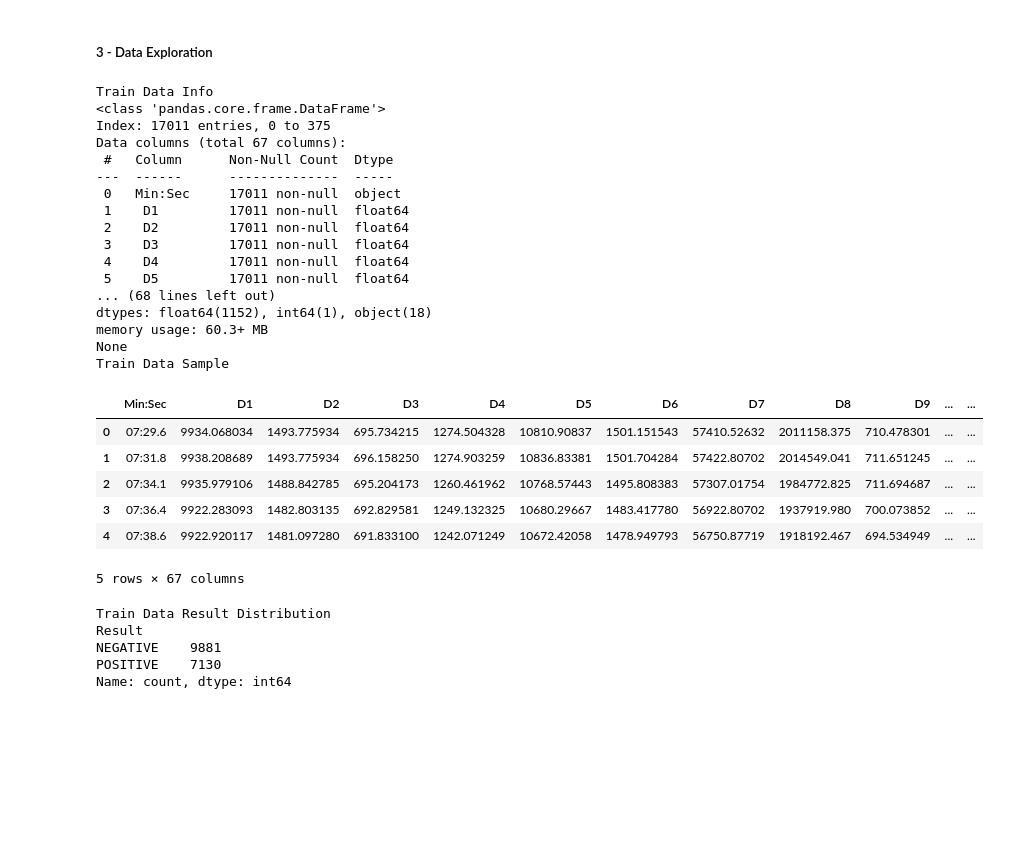
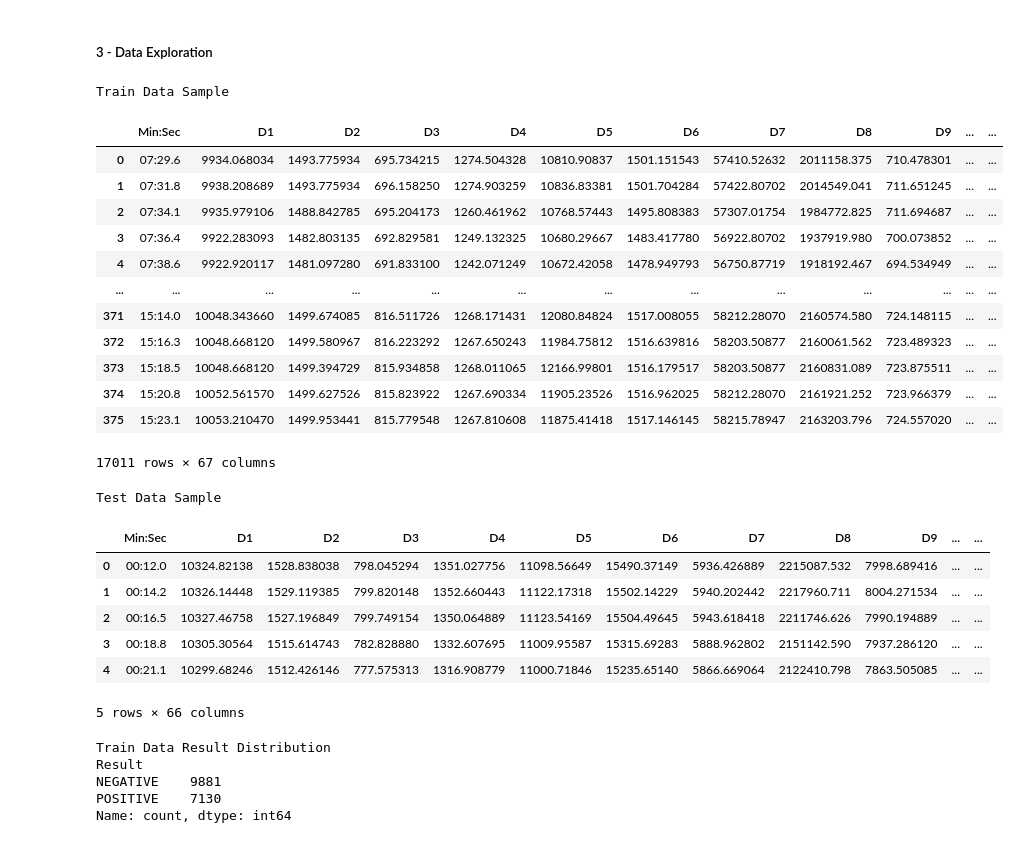
Before and after one commit to Genereux-akotenou/NASA-Breath-Diagnostics-E-nose, a Jupyter notebook: notebook/02-approach1.ipynb, the cells around one changed output. Drawn from its saved outputs; the diff is of its cells as text; code cells hidden in the pictures; blank space fills up the shorter version.

```diff
--- a/notebook/02-approach1.ipynb
+++ b/notebook/02-approach1.ipynb
@@ -35,39 +36,41 @@ test_data = pd.concat([ENoseIO.read_patient_data(f, is_labeled=False) for f in t
 ##### 3 - Data Exploration
 # %%
 # Display some basic information about the dataset
-print("Train Data Info")
-print(train_data.info())
-print("Test Data Info")
-print(test_data.info())
+#print("Train Data Info")
+#print(train_data.info())
+#print("Test Data Info")
+#print(test_data.info())
 
 # Display the first few rows of the training data
 print("Train Data Sample")
-train_data.head()
+train_data
 # %% [output]
-Train Data Info
-<class 'pandas.core.frame.DataFrame'>
-Index: 17011 entries, 0 to 375
-Data columns (total 67 columns):
- #   Column      Non-Null Count  Dtype
----  ------      --------------  -----
- 0   Min:Sec     17011 non-null  object
- 1    D1         17011 non-null  float64
- 2    D2         17011 non-null  float64
- 3    D3         17011 non-null  float64
- 4    D4         17011 non-null  float64
- 5    D5         17011 non-null  float64
-... (68 lines left out)
-dtypes: float64(1152), int64(1), object(18)
-memory usage: 60.3+ MB
-None
 Train Data Sample
 |  | Min:Sec | D1 | D2 | D3 | D4 | D5 | D6 | D7 | D8 | D9 | ... | ... |
 | 0 | 07:29.6 | 9934.068034 | 1493.775934 | 695.734215 | 1274.504328 | 10810.90837 | 1501.151543 | 57410.52632 | 2011158.375 | 710.478301 | ... | ... |
 | 1 | 07:31.8 | 9938.208689 | 1493.775934 | 696.158250 | 1274.903259 | 10836.83381 | 1501.704284 | 57422.80702 | 2014549.041 | 711.651245 | ... | ... |
 | 2 | 07:34.1 | 9935.979106 | 1488.842785 | 695.204173 | 1260.461962 | 10768.57443 | 1495.808383 | 57307.01754 | 1984772.825 | 711.694687 | ... | ... |
 | 3 | 07:36.4 | 9922.283093 | 1482.803135 | 692.829581 | 1249.132325 | 10680.29667 | 1483.417780 | 56922.80702 | 1937919.980 | 700.073852 | ... | ... |
 | 4 | 07:38.6 | 9922.920117 | 1481.097280 | 691.833100 | 1242.071249 | 10672.42058 | 1478.949793 | 56750.87719 | 1918192.467 | 694.534949 | ... | ... |
+| ... | ... | ... | ... | ... | ... | ... | ... | ... | ... | ... | ... | ... |
+| 371 | 15:14.0 | 10048.343660 | 1499.674085 | 816.511726 | 1268.171431 | 12080.84824 | 1517.008055 | 58212.28070 | 2160574.580 | 724.148115 | ... | ... |
+| 372 | 15:16.3 | 10048.668120 | 1499.580967 | 816.223292 | 1267.650243 | 11984.75812 | 1516.639816 | 58203.50877 | 2160061.562 | 723.489323 | ... | ... |
+| 373 | 15:18.5 | 10048.668120 | 1499.394729 | 815.934858 | 1268.011065 | 12166.99801 | 1516.179517 | 58203.50877 | 2160831.089 | 723.875511 | ... | ... |
+| 374 | 15:20.8 | 10052.561570 | 1499.627526 | 815.823922 | 1267.690334 | 11905.23526 | 1516.962025 | 58212.28070 | 2161921.252 | 723.966379 | ... | ... |
+| 375 | 15:23.1 | 10053.210470 | 1499.953441 | 815.779548 | 1267.810608 | 11875.41418 | 1517.146145 | 58215.78947 | 2163203.796 | 724.557020 | ... | ... |
-5 rows × 67 columns
+17011 rows × 67 columns
+# %%
+print("Test Data Sample")
+test_data.head()
+# %% [output]
+Test Data Sample
+|  | Min:Sec | D1 | D2 | D3 | D4 | D5 | D6 | D7 | D8 | D9 | ... | ... |
+| 0 | 00:12.0 | 10324.82138 | 1528.838038 | 798.045294 | 1351.027756 | 11098.56649 | 15490.37149 | 5936.426889 | 2215087.532 | 7998.689416 | ... | ... |
+| 1 | 00:14.2 | 10326.14448 | 1529.119385 | 799.820148 | 1352.660443 | 11122.17318 | 15502.14229 | 5940.202442 | 2217960.711 | 8004.271534 | ... | ... |
+| 2 | 00:16.5 | 10327.46758 | 1527.196849 | 799.749154 | 1350.064889 | 11123.54169 | 15504.49645 | 5943.618418 | 2211746.626 | 7990.194889 | ... | ... |
+| 3 | 00:18.8 | 10305.30564 | 1515.614743 | 782.828880 | 1332.607695 | 11009.95587 | 15315.69283 | 5888.962802 | 2151142.590 | 7937.286120 | ... | ... |
+| 4 | 00:21.1 | 10299.68246 | 1512.426146 | 777.575313 | 1316.908779 | 11000.71846 | 15235.65140 | 5866.669064 | 2122410.798 | 7863.505085 | ... | ... |
+5 rows × 66 columns
 # %%
 # Count of POSITIVE and NEGATIVE cases
 print("Train Data Result Distribution")
```
Also changed, not shown: parts of 16 cells of this notebook, 8 other files.
